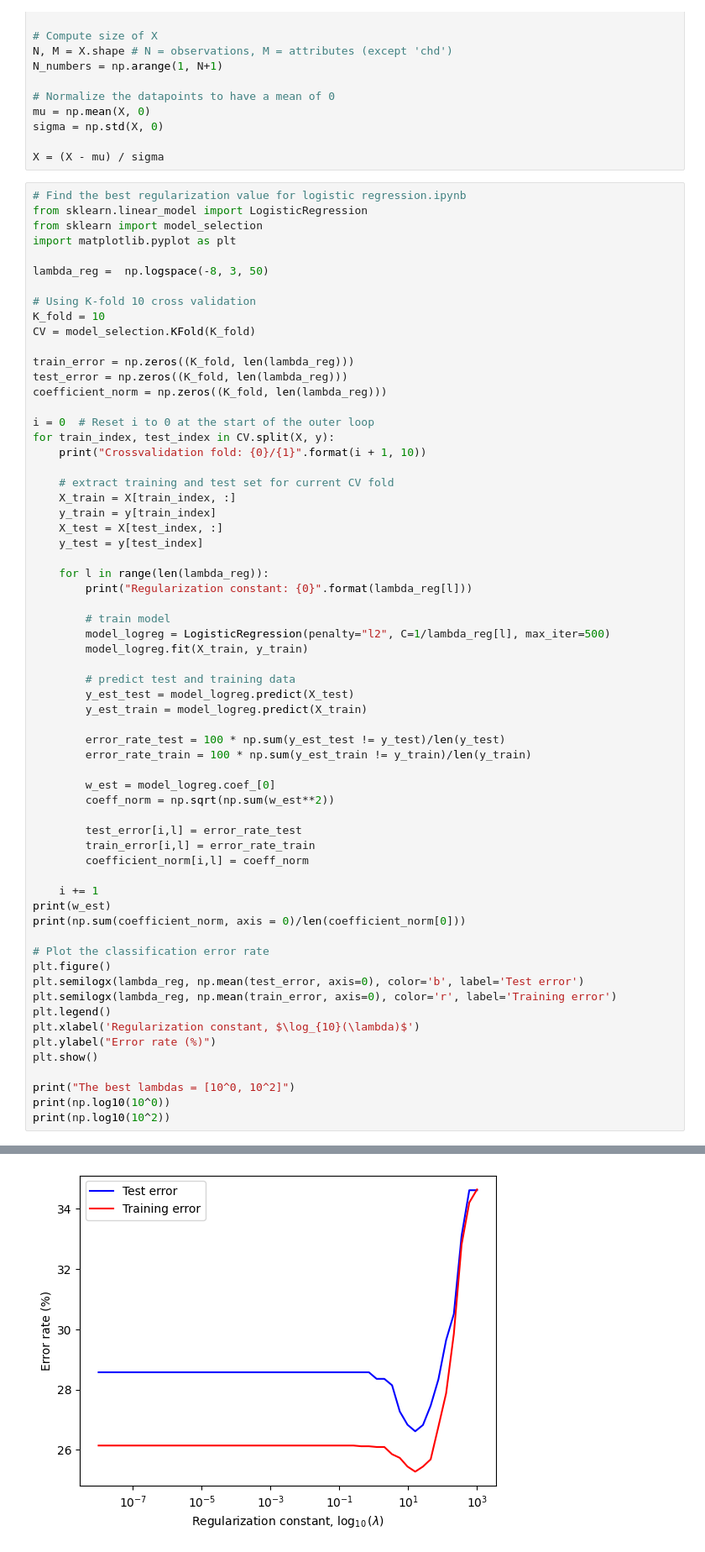
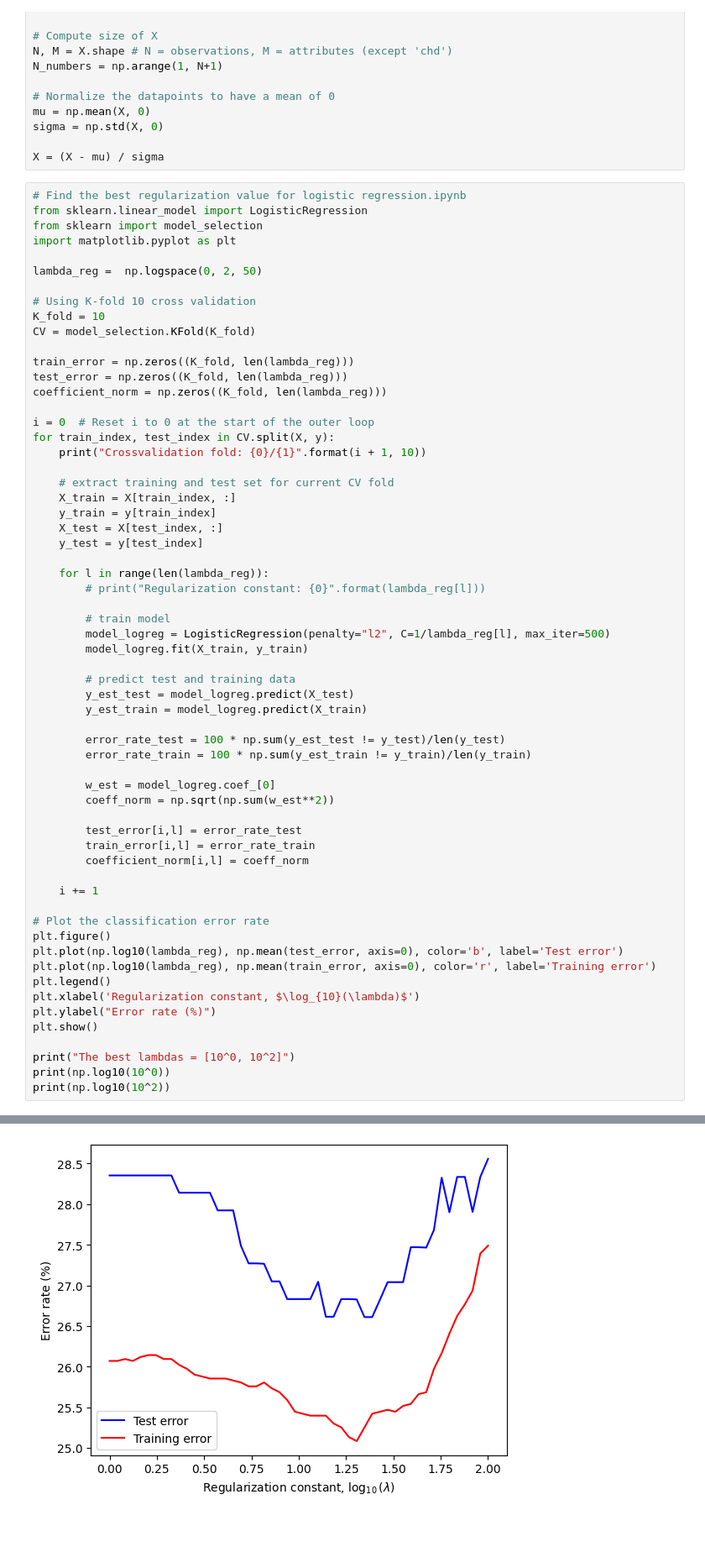
Before and after one commit to KostyalBalint/Intro-to-MI-Project_1, a Jupyter notebook: classification.ipynb, the cells around one changed output, grey strips where cells are left out. Shown at 84% size. Saved outputs shown, nothing was run; the diff lists cells and outputs as text; blank space fills up the shorter version.

Commit message:
Astrid: Refining lambdas

```diff
--- a/classification.ipynb
+++ b/classification.ipynb
@@ -32,7 +32,7 @@ from sklearn.linear_model import LogisticRegression
 from sklearn import model_selection
 import matplotlib.pyplot as plt
 
-lambda_reg =  np.logspace(-8, 3, 50)
+lambda_reg =  np.logspace(0, 2, 50)
 
 # Using K-fold 10 cross validation
 K_fold = 10
@@ -53,7 +53,7 @@ for train_index, test_index in CV.split(X, y):
     y_test = y[test_index]
 
     for l in range(len(lambda_reg)):
-        print("Regularization constant: {0}".format(lambda_reg[l]))
+        # print("Regularization constant: {0}".format(lambda_reg[l]))
 
         # train model
         model_logreg = LogisticRegression(penalty="l2", C=1/lambda_reg[l], max_iter=500)
@@ -74,13 +74,11 @@ for train_index, test_index in CV.split(X, y):
         coefficient_norm[i,l] = coeff_norm
 
     i += 1
-print(w_est)
-print(np.sum(coefficient_norm, axis = 0)/len(coefficient_norm[0]))
 
 # Plot the classification error rate
 plt.figure()
-plt.semilogx(lambda_reg, np.mean(test_error, axis=0), color='b', label='Test error')
-plt.semilogx(lambda_reg, np.mean(train_error, axis=0), color='r', label='Training error')
+plt.plot(np.log10(lambda_reg), np.mean(test_error, axis=0), color='b', label='Test error')
+plt.plot(np.log10(lambda_reg), np.mean(train_error, axis=0), color='r', label='Training error')
 plt.legend()
 plt.xlabel('Regularization constant, $\log_{10}(\lambda)$')
 plt.ylabel("Error rate (%)")
@@ -110,4 +101,4 @@ Regularization constant: 1.7575106248547893e-06
-[figure, old version]
+[figure, new version]
 The best lambdas = [10^0, 10^2]
 1.0
 0.9030899869919435
```
Also changed, not shown: parts of 2 cells of this notebook.
